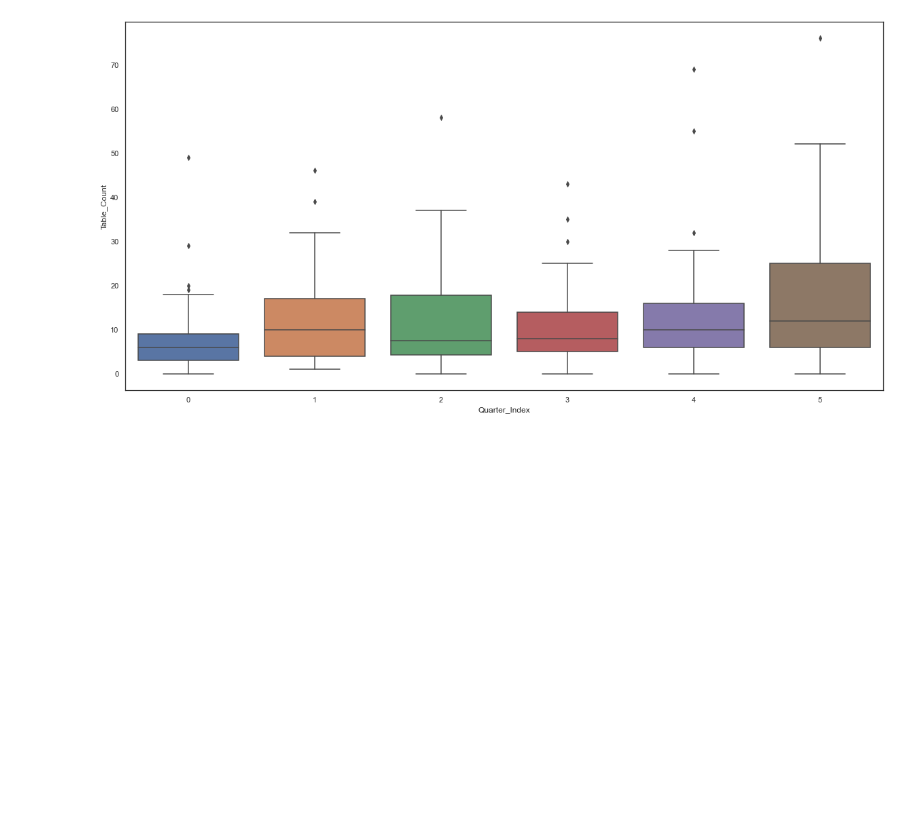
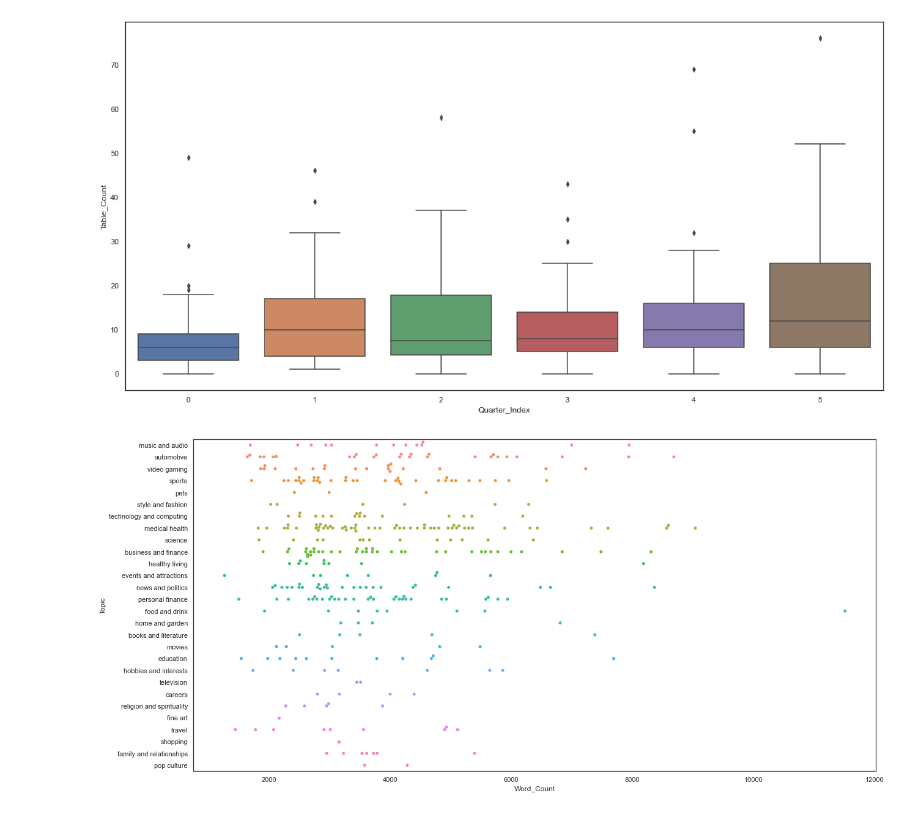
Before and after one commit to jchung01/COGS108-Project-Copy, a Jupyter notebook: EDACheckpointGroup096-Fa21.ipynb, the cells around one changed output. Drawn from its saved outputs; the diff is of its cells as text; code cells hidden in the pictures; blank space fills up the shorter version.

Commit message:
swarmplot added

```diff
--- a/EDACheckpointGroup096-Fa21.ipynb
+++ b/EDACheckpointGroup096-Fa21.ipynb
@@ -177,3 +176,8 @@ df[df['Quarter_Index' == 1][df[df['Quarter_Index'] == 1]['Table_Count'].isin(out
 Name: Table_Count, dtype: bool
 KeyError: False
 [figure]
+# %%
+#swarm = sns.catplot(type='swarm',data=df,y='Topic',x='Word_Count')
+swarm = sns.swarmplot(data=df, x='Word_Count',y='Topic')
+# %% [output]
+[figure, added]
```
Also changed, not shown: parts of 2 cells of this notebook.
